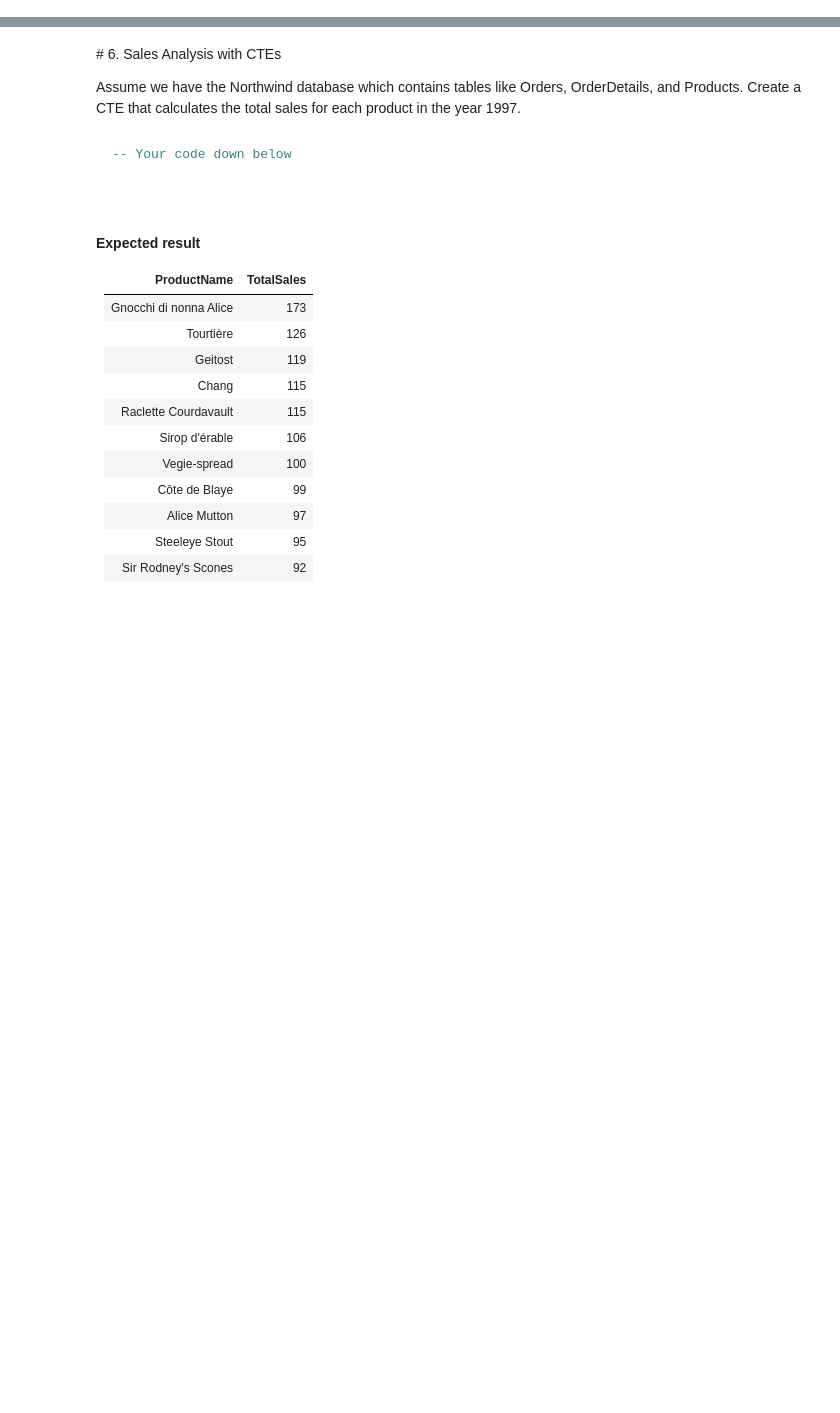
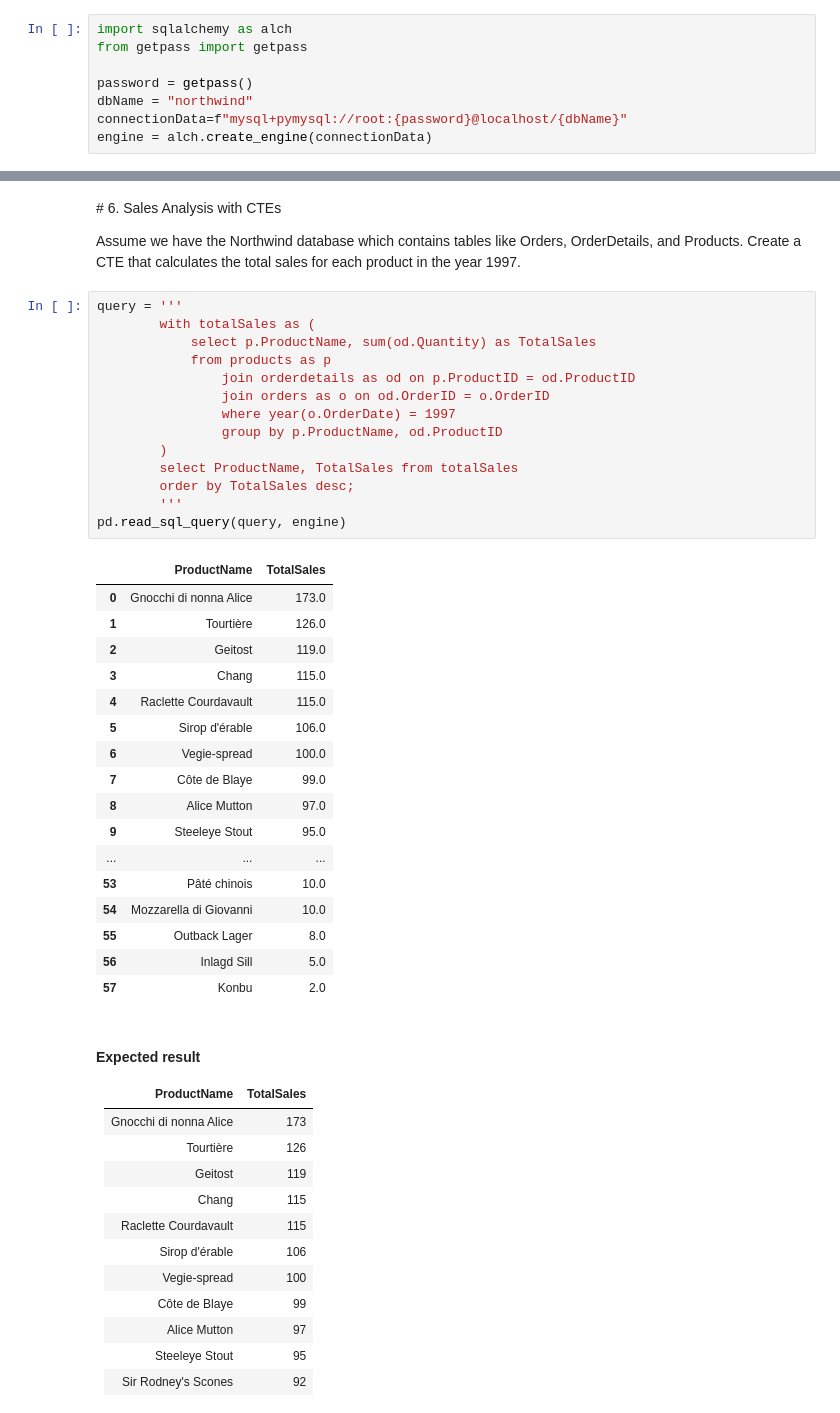
Before and after one commit to Ironhack-data-bcn-oct-2023/lab-mysql-common-table-expressions, a Jupyter notebook: main.ipynb, the cells around one changed output, grey strips where cells are left out. Cells and saved outputs as stored; diff of their text form; blank space fills up the shorter version.

````diff
--- a/main.ipynb
+++ b/main.ipynb
@@ -11,0 +9,8 @@ Using the northwind database
+# %%
+import sqlalchemy as alch
+from getpass import getpass
+
+password = getpass()
+dbName = "northwind"
+connectionData=f"mysql+pymysql://root:{password}@localhost/{dbName}"
+engine = alch.create_engine(connectionData)
@@ -133,11 +228,38 @@ Alice Mutton is 6th
 # 6. Sales Analysis with CTEs
 
 Assume we have the Northwind database which contains tables like Orders, OrderDetails, and Products. Create a CTE that calculates the total sales for each product in the year 1997.
-# %% [markdown]
-```sql
--- Your code down below
-
- ```
+# %%
+query = '''
+        with totalSales as (
+            select p.ProductName, sum(od.Quantity) as TotalSales
+            from products as p
+                join orderdetails as od on p.ProductID = od.ProductID
+                join orders as o on od.OrderID = o.OrderID
+                where year(o.OrderDate) = 1997
+                group by p.ProductName, od.ProductID
+        )
+        select ProductName, TotalSales from totalSales
+        order by TotalSales desc;
+        '''
+pd.read_sql_query(query, engine)
+# %% [output]
+|  | ProductName | TotalSales |
+| 0 | Gnocchi di nonna Alice | 173.0 |
+| 1 | Tourtière | 126.0 |
+| 2 | Geitost | 119.0 |
+| 3 | Chang | 115.0 |
+| 4 | Raclette Courdavault | 115.0 |
+| 5 | Sirop d'érable | 106.0 |
+| 6 | Vegie-spread | 100.0 |
+| 7 | Côte de Blaye | 99.0 |
+| 8 | Alice Mutton | 97.0 |
+| 9 | Steeleye Stout | 95.0 |
+| ... | ... | ... |
+| 53 | Pâté chinois | 10.0 |
+| 54 | Mozzarella di Giovanni | 10.0 |
+| 55 | Outback Lager | 8.0 |
+| 56 | Inlagd Sill | 5.0 |
+| 57 | Konbu | 2.0 |
 # %% [markdown]
 #### Expected result
 
````
Also changed, not shown: parts of 15 cells of this notebook.
